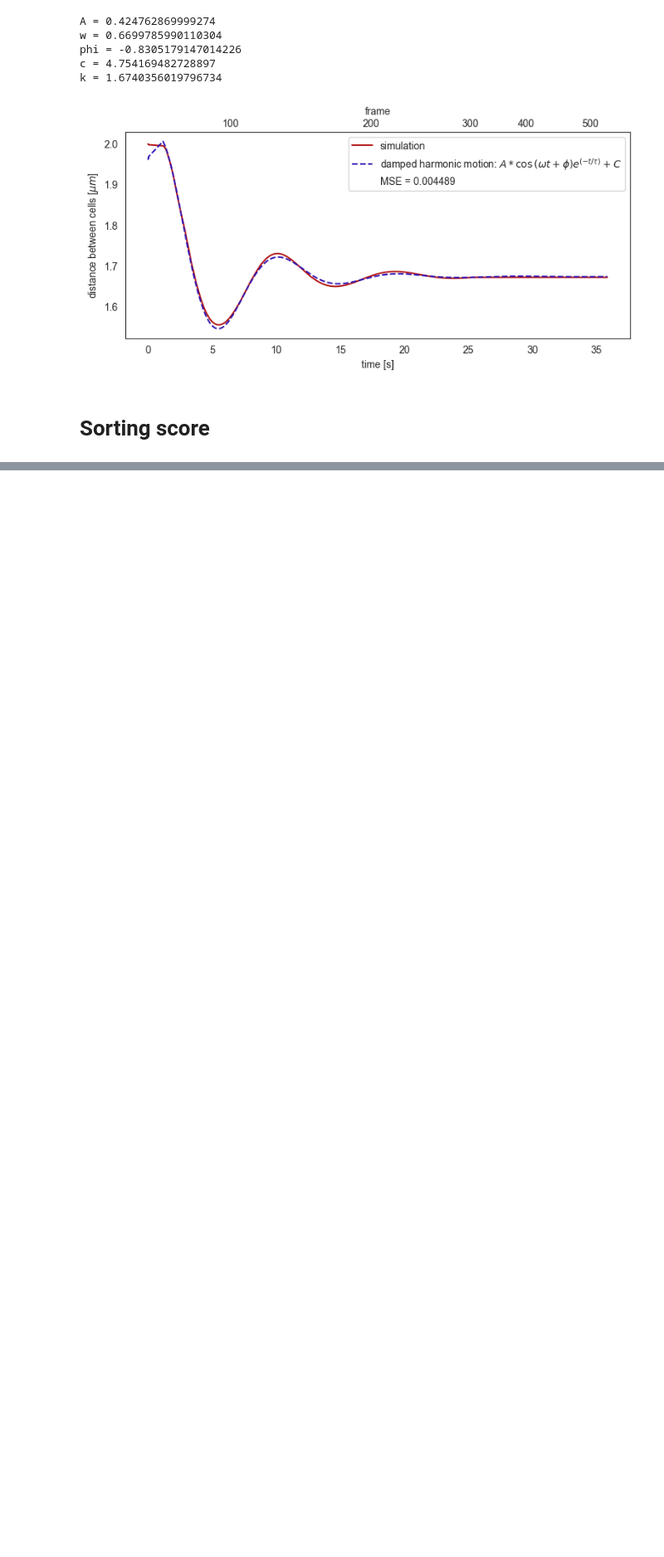
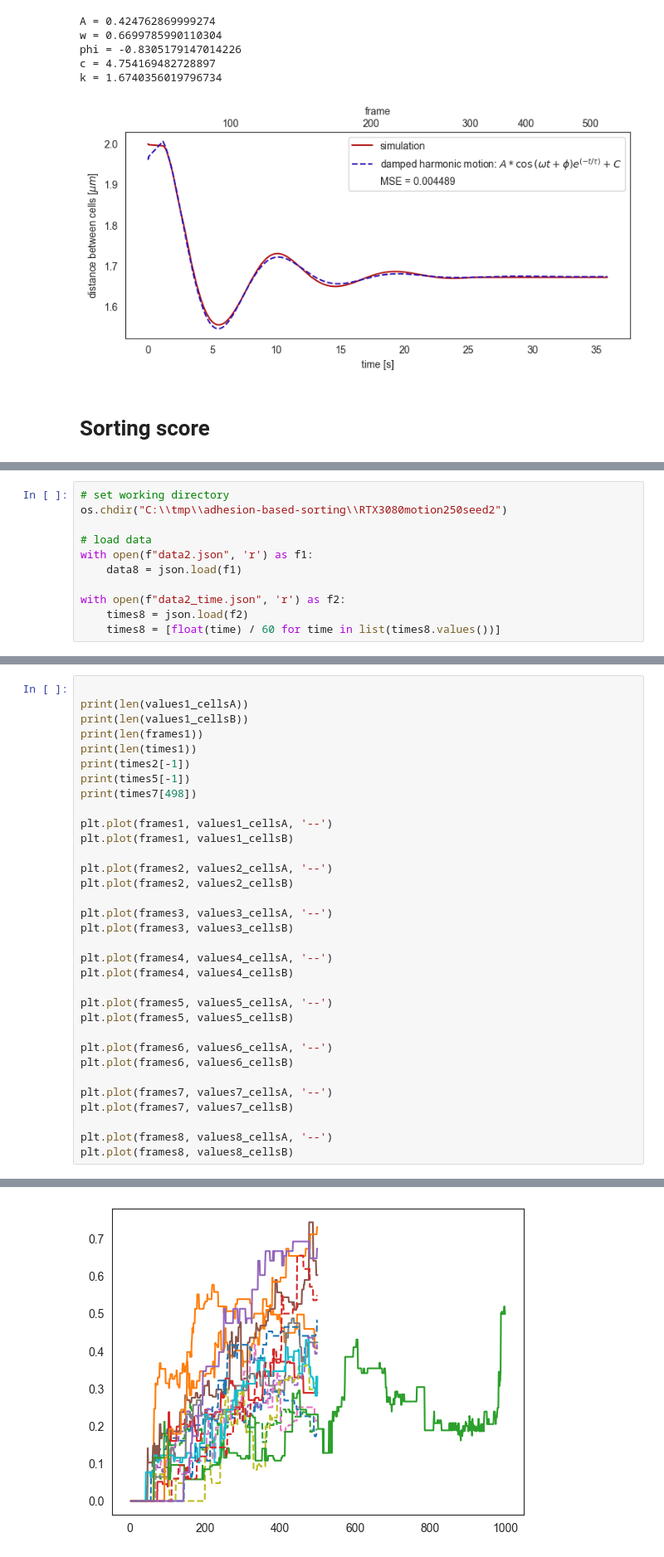
Before and after one commit to smegason/Goo, a Jupyter notebook: simulations/doublet.ipynb, the cells around one changed output, grey strips where cells are left out. Shown at 83% size. Drawn from its saved outputs; the diff is of its cells as text; blank space fills up the shorter version.

Commit message:
Update motion

```diff
--- a/simulations/doublet.ipynb
+++ b/simulations/doublet.ipynb
@@ -252,0 +299,11 @@ plt.plot(times)
+# %%
+# set working directory
+os.chdir("C:\\tmp\\adhesion-based-sorting\\RTX3080motion250seed2")
+
+# load data
+with open(f"data2.json", 'r') as f1:
+    data8 = json.load(f1)
+
+with open(f"data2_time.json", 'r') as f2:
+    times8 = json.load(f2)
+    times8 = [float(time) / 60 for time in list(times8.values())]
@@ -252,0 +387,34 @@ plt.plot(times)
+# %%
+
+print(len(values1_cellsA))
+print(len(values1_cellsB))
+print(len(frames1))
+print(len(times1))
+print(times2[-1])
+print(times5[-1])
+print(times7[498])
+
+plt.plot(frames1, values1_cellsA, '--')
+plt.plot(frames1, values1_cellsB)
+
+plt.plot(frames2, values2_cellsA, '--')
+plt.plot(frames2, values2_cellsB)
+
+plt.plot(frames3, values3_cellsA, '--')
+plt.plot(frames3, values3_cellsB)
+
+plt.plot(frames4, values4_cellsA, '--')
+plt.plot(frames4, values4_cellsB)
+
+plt.plot(frames5, values5_cellsA, '--')
+plt.plot(frames5, values5_cellsB)
+
+plt.plot(frames6, values6_cellsA, '--')
+plt.plot(frames6, values6_cellsB)
+
+plt.plot(frames7, values7_cellsA, '--')
+plt.plot(frames7, values7_cellsB)
+
+plt.plot(frames8, values8_cellsA, '--')
+plt.plot(frames8, values8_cellsB)
+# %% [output]
@@ -252,0 +429 @@ plt.plot(times)
+[figure, added]
```
Also changed, not shown: parts of 14 cells of this notebook, 1 other file.
